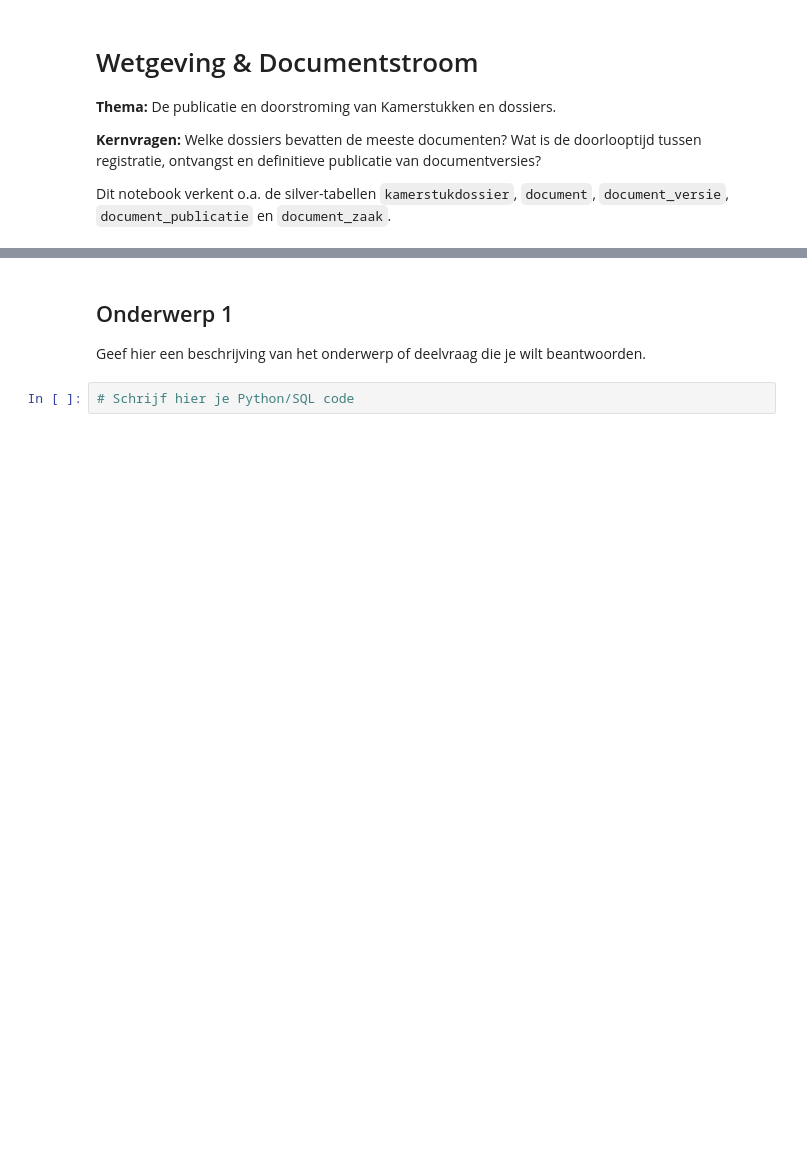
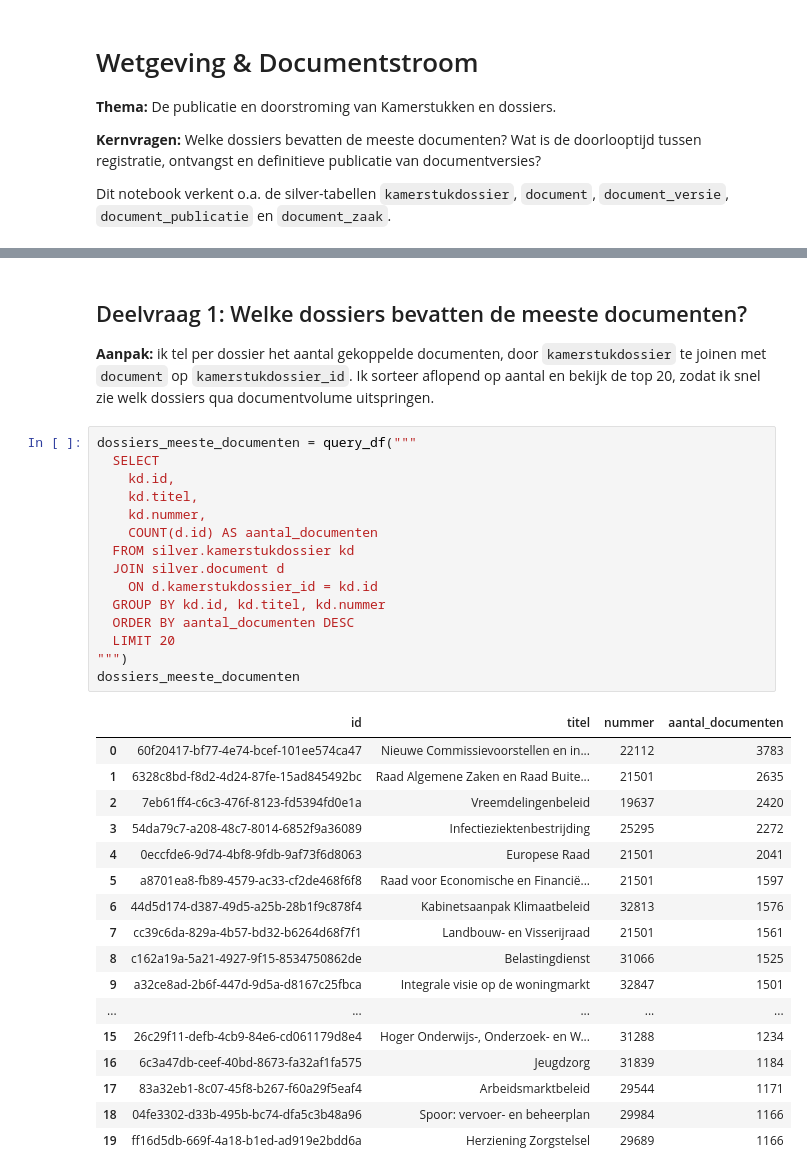
Before and after one commit to ElizeWierenga/tweedekamer-monitor, a Jupyter notebook: eda/wetgeving_documentstroom.ipynb, the cells around one changed output, grey strips where cells are left out. Cells and saved outputs as stored; diff of their text form; blank space fills up the shorter version.

Commit message:
wetgeving documentstroom bijgewerkt

```diff
--- a/eda/wetgeving_documentstroom.ipynb
+++ b/eda/wetgeving_documentstroom.ipynb
@@ -36,6 +96,38 @@ database_path
 # %% [markdown]
-## Onderwerp 1
-
-Geef hier een beschrijving van het onderwerp of deelvraag die je wilt beantwoorden.
+## Deelvraag 1: Welke dossiers bevatten de meeste documenten?
+**Aanpak:** ik tel per dossier het aantal gekoppelde documenten, door `kamerstukdossier` te joinen met
+`document` op `kamerstukdossier_id`. Ik sorteer aflopend op aantal en bekijk de top 20, zodat ik snel
+zie welk dossiers qua documentvolume uitspringen.
 # %%
-# Schrijf hier je Python/SQL code
+dossiers_meeste_documenten = query_df("""
+  SELECT
+    kd.id,
+    kd.titel,
+    kd.nummer,
+    COUNT(d.id) AS aantal_documenten
+  FROM silver.kamerstukdossier kd
+  JOIN silver.document d
+    ON d.kamerstukdossier_id = kd.id
+  GROUP BY kd.id, kd.titel, kd.nummer
+  ORDER BY aantal_documenten DESC
+  LIMIT 20
+""")
+dossiers_meeste_documenten
+# %% [output]
+|  | id | titel | nummer | aantal_documenten |
+| 0 | 60f20417-bf77-4e74-bcef-101ee574ca47 | Nieuwe Commissievoorstellen en in... | 22112 | 3783 |
+| 1 | 6328c8bd-f8d2-4d24-87fe-15ad845492bc | Raad Algemene Zaken en Raad Buite... | 21501 | 2635 |
+| 2 | 7eb61ff4-c6c3-476f-8123-fd5394fd0e1a | Vreemdelingenbeleid | 19637 | 2420 |
+| 3 | 54da79c7-a208-48c7-8014-6852f9a36089 | Infectieziektenbestrijding | 25295 | 2272 |
+| 4 | 0eccfde6-9d74-4bf8-9fdb-9af73f6d8063 | Europese Raad | 21501 | 2041 |
+| 5 | a8701ea8-fb89-4579-ac33-cf2de468f6f8 | Raad voor Economische en Financië... | 21501 | 1597 |
+| 6 | 44d5d174-d387-49d5-a25b-28b1f9c878f4 | Kabinetsaanpak Klimaatbeleid | 32813 | 1576 |
+| 7 | cc39c6da-829a-4b57-bd32-b6264d68f7f1 | Landbouw- en Visserijraad | 21501 | 1561 |
+| 8 | c162a19a-5a21-4927-9f15-8534750862de | Belastingdienst | 31066 | 1525 |
+| 9 | a32ce8ad-2b6f-447d-9d5a-d8167c25fbca | Integrale visie op de woningmarkt | 32847 | 1501 |
+| ... | ... | ... | ... | ... |
+| 15 | 26c29f11-defb-4cb9-84e6-cd061179d8e4 | Hoger Onderwijs-, Onderzoek- en W... | 31288 | 1234 |
+| 16 | 6c3a47db-ceef-40bd-8673-fa32af1fa575 | Jeugdzorg | 31839 | 1184 |
+| 17 | 83a32eb1-8c07-45f8-b267-f60a29f5eaf4 | Arbeidsmarktbeleid | 29544 | 1171 |
+| 18 | 04fe3302-d33b-495b-bc74-dfa5c3b48a96 | Spoor: vervoer- en beheerplan | 29984 | 1166 |
+| 19 | ff16d5db-669f-4a18-b1ed-ad919e2bdd6a | Herziening Zorgstelsel | 29689 | 1166 |
```
Also changed, not shown: parts of 41 cells of this notebook.
